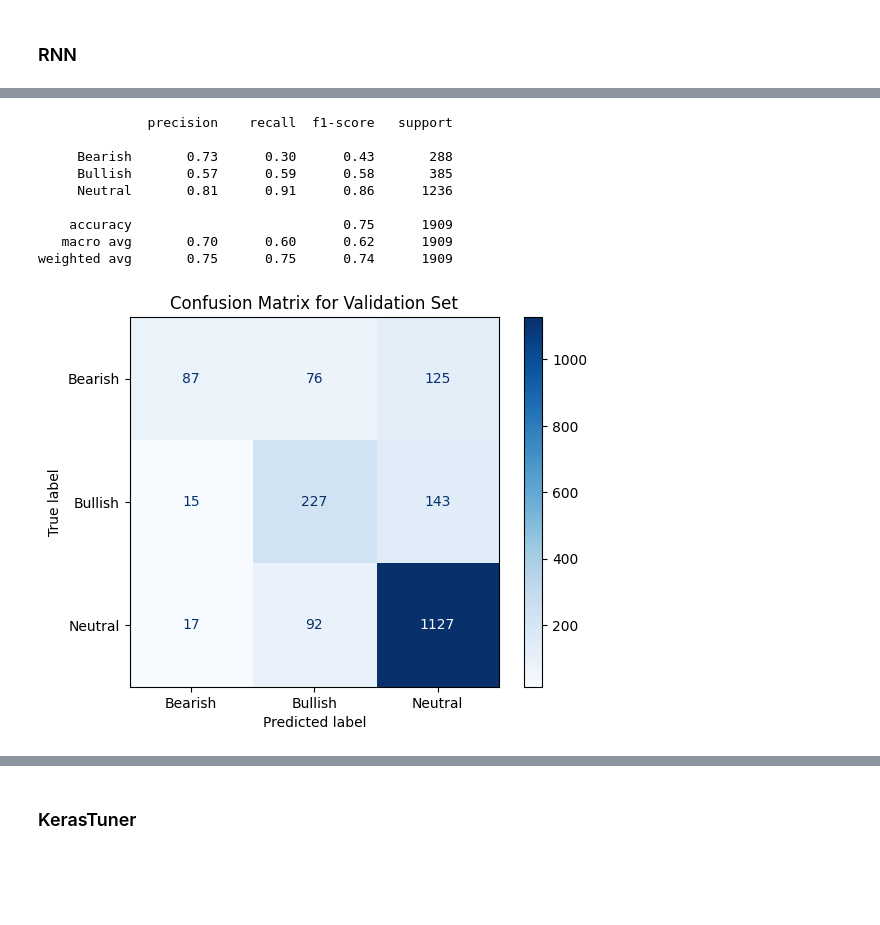
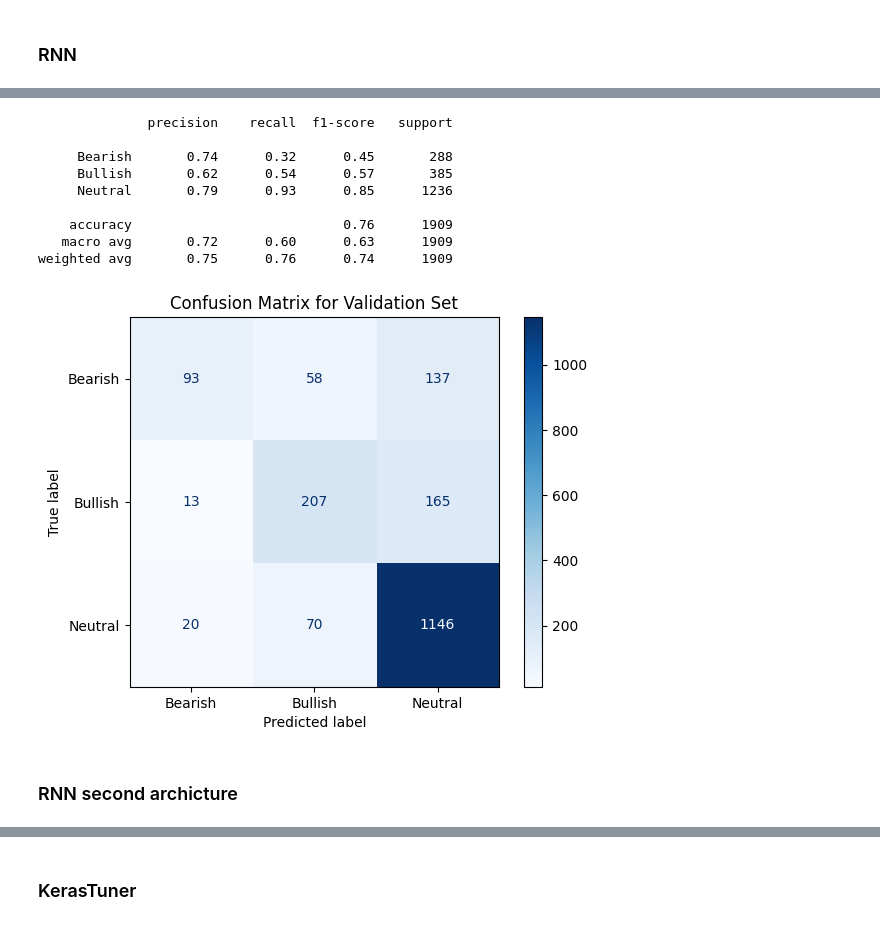
Before and after one commit to Port0goose/Text_Mining, a Jupyter notebook: Stock_Sentiment_Project.ipynb, the cells around one changed output, grey strips where cells are left out. Drawn from its saved outputs; the diff is of its cells as text; code cells hidden in the pictures; blank space fills up the shorter version.

```diff
--- a/Stock_Sentiment_Project.ipynb
+++ b/Stock_Sentiment_Project.ipynb
@@ -527,7 +507,7 @@ Train Classifier
 # %%
 modelknn = KNeighborsClassifier(n_neighbors = 10, metric = 'cosine', weights = 'distance')
 # %%
-modelknn.fit(X_tfidf,y)
+modelknn.fit(X_tfidf,y_train)
 # %% [output]
 KNeighborsClassifier(metric='cosine', n_neighbors=10, weights='distance')
 # %%
@@ -603,7 +581,7 @@ for word, i in tokenizer.word_index.items():
 # %%
 # Recurrent Neural Network
 
-model = Sequential([
+model1 = Sequential([
     Embedding(input_dim=vocab_size,
               output_dim=embedding_dim,
               weights=[embedding_matrix],
@@ -616,4 +594,4 @@ model = Sequential([
     Dense(3, activation='softmax')
 ])
 
-model.compile(loss='sparse_categorical_crossentropy', optimizer='adam', metrics=['accuracy'])
+model1.compile(loss='sparse_categorical_crossentropy', optimizer='adam', metrics=['accuracy'])
@@ -633,10 +605,10 @@ class_weights = {
 # %%
 # Early stopping callback
 
-early_stopping = EarlyStopping(monitor='val_loss', patience=3, restore_best_weights=True)
+early_stopping = EarlyStopping(monitor='val_accuracy', patience=2, restore_best_weights=True)
 
-history = model.fit(X_train_pad, y, epochs=10, batch_size=32, verbose=1, callbacks=[early_stopping], validation_data=(X_val_pad, y_valid))
+history = model1.fit(X_train_pad, y_train, epochs=10, batch_size=32, verbose=1, callbacks=[early_stopping], validation_data=(X_val_pad, y_val))
 
-valid_preds_glove = model.predict(X_val_pad)
+valid_preds_glove = model1.predict(X_val_pad)
 # %% [output]
 Epoch 1/10
@@ -653,22 +625,24 @@ Epoch 5/10
 # %%
 # Classification report for validation set
-print(classification_report(y_valid, np.argmax(valid_preds_glove, axis=1), target_names=label_map.values()))
+print(classification_report(y_val, np.argmax(valid_preds_glove, axis=1), target_names=label_map.values()))
 # %% [output]
               precision    recall  f1-score   support
 
-     Bearish       0.73      0.30      0.43       288
-     Bullish       0.57      0.59      0.58       385
-     Neutral       0.81      0.91      0.86      1236
+     Bearish       0.74      0.32      0.45       288
+     Bullish       0.62      0.54      0.57       385
+     Neutral       0.79      0.93      0.85      1236
 
-    accuracy                           0.75      1909
-   macro avg       0.70      0.60      0.62      1909
-weighted avg       0.75      0.75      0.74      1909
+    accuracy                           0.76      1909
+   macro avg       0.72      0.60      0.63      1909
+weighted avg       0.75      0.76      0.74      1909
 # %%
 # heatmap of confusion matrix for validation set
-cm = confusion_matrix(y_valid, np.argmax(valid_preds_glove, axis=1))
+cm = confusion_matrix(y_val, np.argmax(valid_preds_glove, axis=1))
 disp = ConfusionMatrixDisplay(confusion_matrix=cm, display_labels=label_map.values())
 disp.plot(cmap=plt.cm.Blues)
 plt.title("Confusion Matrix for Validation Set")
 plt.show()
 # %% [output]
-[figure, old version]
+[figure, new version]
+# %% [markdown]
+### RNN second archicture
```
Also changed, not shown: parts of 53 cells of this notebook.
